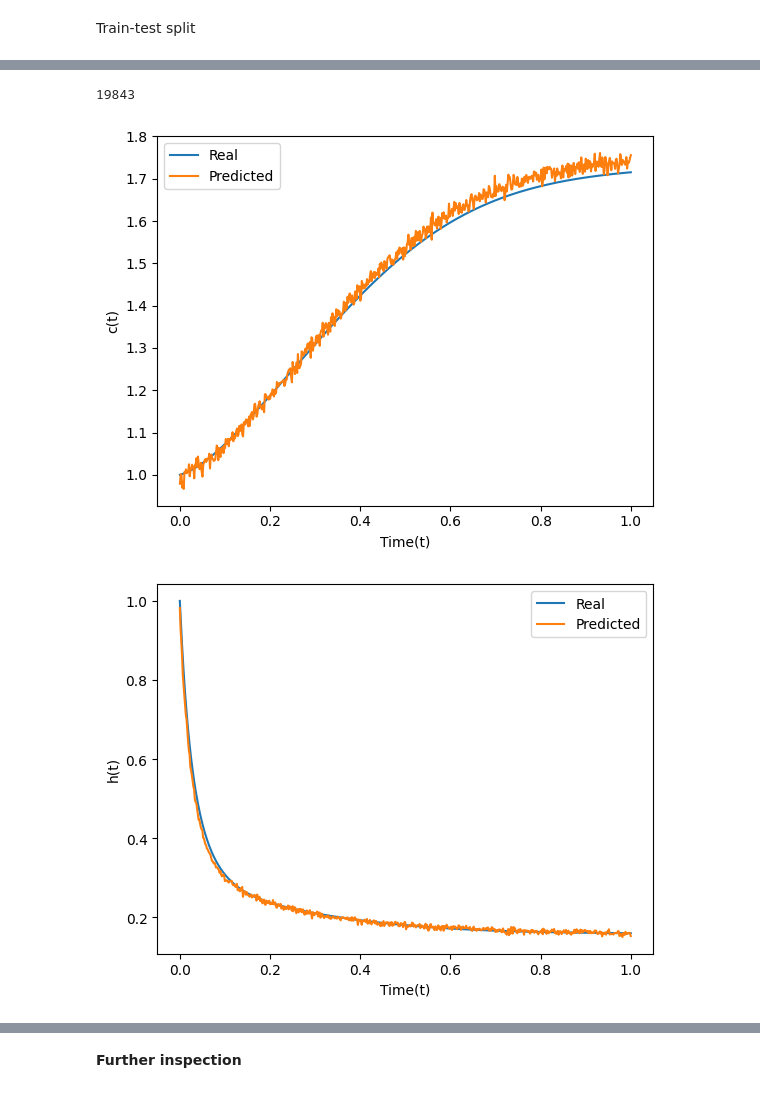
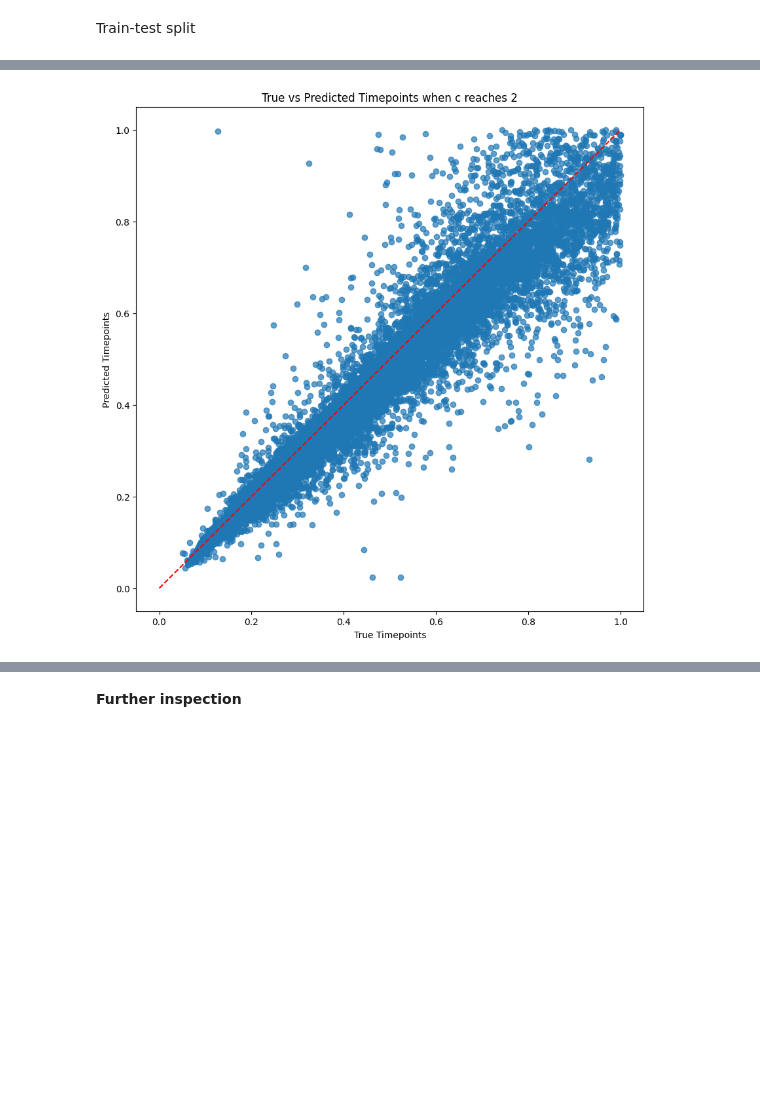
Before and after one commit to tobydriscoll/sciml-tearfilms, a Jupyter notebook: notebooks/FFN_relative.ipynb, the cells around one changed output, grey strips where cells are left out. Cells and saved outputs as stored; diff of their text form; code cells hidden in the pictures; blank space fills up the shorter version.

```diff
--- a/notebooks/FFN_relative.ipynb
+++ b/notebooks/FFN_relative.ipynb
@@ -268,7 +169,0 @@ def find_sharpest_decline_point(data, mesh=np.linspace(0, 1, 601)):
-# %%
-sharpest_points, sharpest_indices = find_sharpest_decline_point(data_c_test)
-
-errors_at_sharpest_points = []
-
-for i in range(data_c_test.shape[0]):
-    errors_at_sharpest_points.append(np.abs((predictions_c[i, sharpest_indices[i]] - data_c_test[i, sharpest_indices[i]])**2))
@@ -357,24 +170,27 @@ plt.show()
-# %%
-n = np.random.randint(0, len(data_h_test))
-print(n)
-pred_c = model_c.predict(data_i_test[n].reshape(1, -1))
-plt.figure()
-plt.plot(t, data_c_test[n], label="Real")
-plt.plot(t, pred_c.T, label="Predicted")
-plt.xlabel("Time(t)")
-plt.ylabel("c(t)")
-plt.legend()
-plt.show()
-
-pred_h = model_h.predict(data_i_test[n].reshape(1, -1))
-plt.figure()
-plt.plot(t, data_h_test[n], label="Real")
-plt.plot(t, pred_h.T, label="Predicted")
-plt.xlabel("Time(t)")
-plt.ylabel("h(t)")
-plt.legend()
-plt.show()
-# %% [output]
-19843
-[figure, removed]
-[figure, removed]
+# %%
+# Identify the timepoints when true value and predicted value of c reach 2
+true_timepoints = []
+pred_timepoints = []
+
+for i in range(data_c_test.shape[0]):
+    true_indices = np.where(data_c_test[i] >= 2)[0]
+    pred_indices = np.where(predictions_c[i] >= 2)[0]
+
+    if len(true_indices) > 0 and len(pred_indices) > 0:
+        true_timepoints.append(t[true_indices[0]])
+        pred_timepoints.append(t[pred_indices[0]])
+
+# Convert lists to numpy arrays for plotting
+true_timepoints = np.array(true_timepoints)
+pred_timepoints = np.array(pred_timepoints)
+
+# Plot the true timepoints against the predicted timepoints
+plt.figure(figsize=(10, 10))
+plt.scatter(true_timepoints, pred_timepoints, alpha=0.7)
+plt.plot([0, 1], [0, 1], 'r--')  # Line y=x for reference
+plt.xlabel('True Timepoints')
+plt.ylabel('Predicted Timepoints')
+plt.title('True vs Predicted Timepoints when c reaches 2')
+plt.show()
+# %% [output]
+[figure, added]
```
Also changed, not shown: parts of 56 cells of this notebook, 19 other files.
